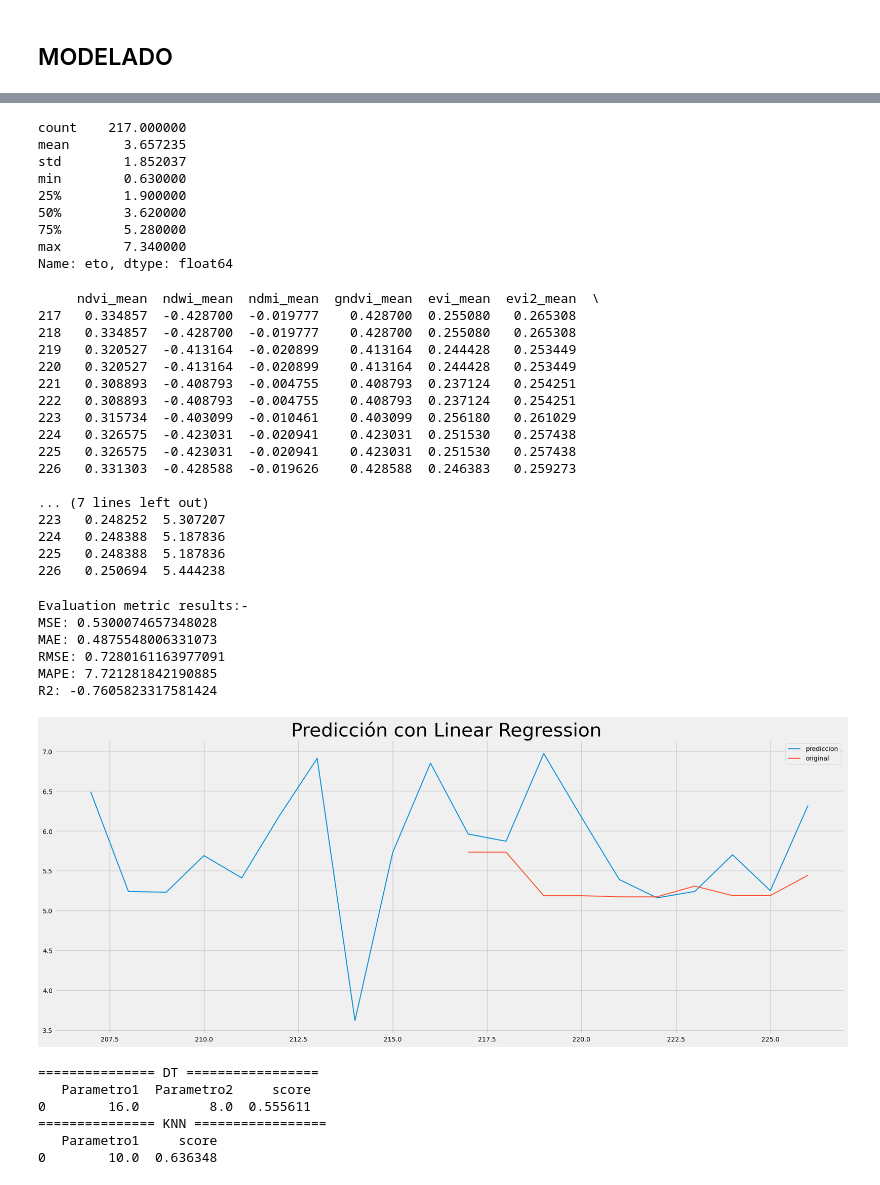
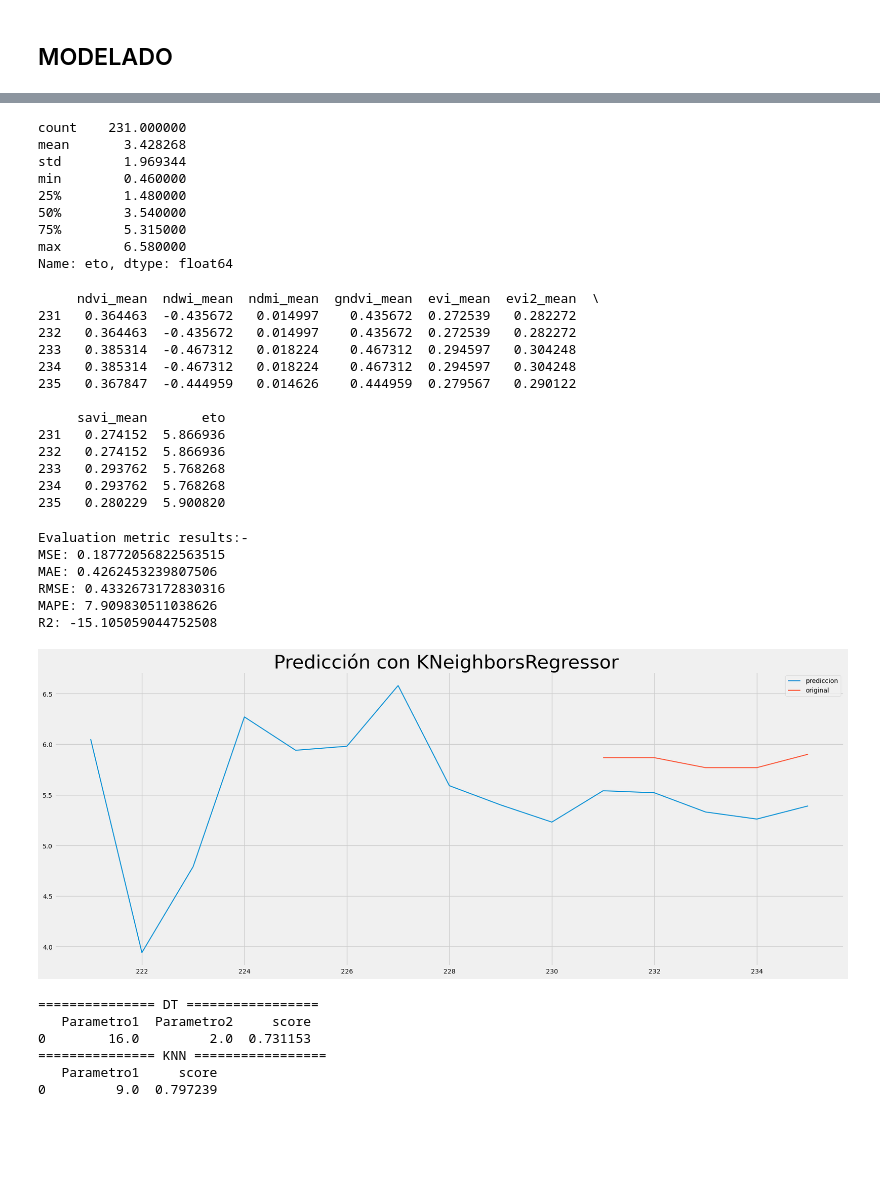
Before and after one commit to SensingTools/atlas-ml, a Jupyter notebook: Modelado_SAT.ipynb, the cells around one changed output, grey strips where cells are left out. Cells and saved outputs as stored; diff of their text form; code cells hidden in the pictures; blank space fills up the shorter version.

```diff
--- a/Modelado_SAT.ipynb
+++ b/Modelado_SAT.ipynb
@@ -97,8 +103,8 @@ inputs_sat = [
 usecols_sen = inputs_sen.copy()
 usecols_sat = inputs_sat.copy()
 
-datos_sen = pd.read_csv(folder + "agroclimatology_parcel_2" + ".csv",sep=',', usecols=usecols_sen)
-datos_sat = pd.read_csv(folder + "teledeteccion_sentinel2_parcel_2" + ".csv",sep=',', usecols=usecols_sat)
+datos_sen = pd.read_csv(folder + "agroclimatology_parcel_1" + ".csv",sep=',', usecols=usecols_sen)
+datos_sat = pd.read_csv(folder + "teledeteccion_sentinel2_parcel_1" + ".csv",sep=',', usecols=usecols_sat)
 
 datos_sen = datos_sen.drop_duplicates()
 datos_sat = datos_sat.drop_duplicates()
@@ -332,5 +339,5 @@ RFR        3.0  0.622174  0.855077  1.266836
 # %%
-entreno = 10
+entreno = 5
 
 datos_entreno = datos.iloc[:-entreno] # PARA TENER UNA COPIA DEL ORIGINAL Y MODIFICAR LA COPIA
 
@@ -371,18 +378,21 @@ X_train.describe()
 # %%
 y_train.describe()
 # %% [output]
-count    217.000000
-mean       3.657235
-std        1.852037
-min        0.630000
-25%        1.900000
-50%        3.620000
-75%        5.280000
-max        7.340000
+count    231.000000
+mean       3.428268
+std        1.969344
+min        0.460000
+25%        1.480000
+50%        3.540000
+75%        5.315000
+max        6.580000
 Name: eto, dtype: float64
 # %%
 #model_LR =  linear_model.LinearRegression().fit(X_train,y_train)
 model_LR = KNeighborsRegressor(10,weights='distance').fit(X_train,y_train)
+#model_LR = Lasso(alpha=1.0).fit(X_train,y_train) #LASSO y RIDGE muy malos
+#model_LR = Ridge(alpha=1.0).fit(X_train,y_train) #LASSO y RIDGE muy malos
+#model_LR = SVR(kernel='linear', C=1.0, epsilon=0.1).fit(X_train,y_train)
 
 ypred = model_LR.predict(X_test)
 
@@ -401,39 +411,35 @@ predicciones_fecha["eto"] = predicciones["pred"].values
 print(predicciones_fecha)
 # %% [output]
      ndvi_mean  ndwi_mean  ndmi_mean  gndvi_mean  evi_mean  evi2_mean  \
-217   0.334857  -0.428700  -0.019777    0.428700  0.255080   0.265308
-218   0.334857  -0.428700  -0.019777    0.428700  0.255080   0.265308
-219   0.320527  -0.413164  -0.020899    0.413164  0.244428   0.253449
-220   0.320527  -0.413164  -0.020899    0.413164  0.244428   0.253449
-221   0.308893  -0.408793  -0.004755    0.408793  0.237124   0.254251
-222   0.308893  -0.408793  -0.004755    0.408793  0.237124   0.254251
-223   0.315734  -0.403099  -0.010461    0.403099  0.256180   0.261029
-224   0.326575  -0.423031  -0.020941    0.423031  0.251530   0.257438
-225   0.326575  -0.423031  -0.020941    0.423031  0.251530   0.257438
-226   0.331303  -0.428588  -0.019626    0.428588  0.246383   0.259273
+231   0.364463  -0.435672   0.014997    0.435672  0.272539   0.282272
+232   0.364463  -0.435672   0.014997    0.435672  0.272539   0.282272
+233   0.385314  -0.467312   0.018224    0.467312  0.294597   0.304248
+234   0.385314  -0.467312   0.018224    0.467312  0.294597   0.304248
+235   0.367847  -0.444959   0.014626    0.444959  0.279567   0.290122
 
-... (7 lines left out)
-223   0.248252  5.307207
-224   0.248388  5.187836
-225   0.248388  5.187836
-226   0.250694  5.444238
+     savi_mean       eto
+231   0.274152  5.866936
+232   0.274152  5.866936
+233   0.293762  5.768268
+234   0.293762  5.768268
+235   0.280229  5.900820
 # %%
 fig, ax = plt.subplots(figsize=(20, 8))
-plt.title("Predicción con Linear Regression ", fontsize=30);
+plt.title("Predicción con KNeighborsRegressor ", fontsize=30);
 #df_train['temperatura'].plot(ax=ax, label='train')
 datos["eto"].tail(10+entreno).plot(ax=ax, label='prediccion')
 predicciones_fecha["eto"].plot(ax=ax, label='original')
 ax.legend();
 
 evaluacion_metrica(y_true = y_test,y_pred = predicciones_fecha["eto"])
 # %% [output]
 Evaluation metric results:-
-MSE: 0.5300074657348028
-MAE: 0.4875548006331073
-RMSE: 0.7280161163977091
-MAPE: 7.721281842190885
-R2: -0.7605823317581424
+MSE: 0.18772056822563515
+MAE: 0.4262453239807506
+RMSE: 0.4332673172830316
+MAPE: 7.909830511038626
+R2: -15.105059044752508
-[figure, old version]
+[figure, new version]
 # %%
 def KNN(nestimators):
       model = KNeighborsRegressor(nestimators,weights='distance') # RDregresor
@@ -528,7 +534,7 @@ param_KNN=[cv_scores_KNN["Parametro1"].median()]
 # %% [output]
 =============== DT =================
    Parametro1  Parametro2     score
-0        16.0         8.0  0.555611
+0        16.0         2.0  0.731153
 =============== KNN =================
    Parametro1     score
-0        10.0  0.636348
+0         9.0  0.797239
```
Also changed, not shown: parts of 31 cells of this notebook, 4 other files.
